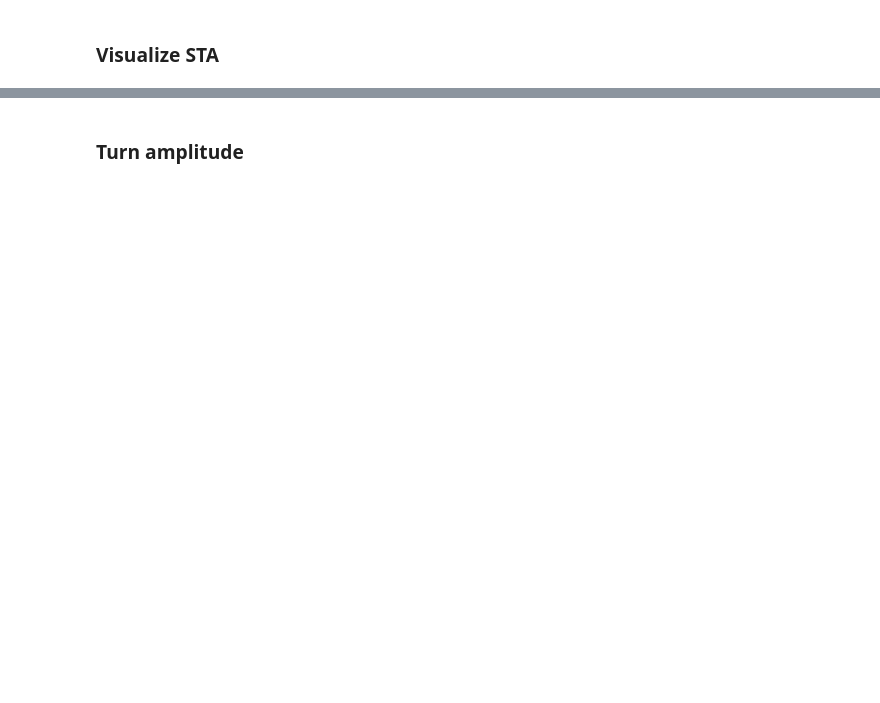
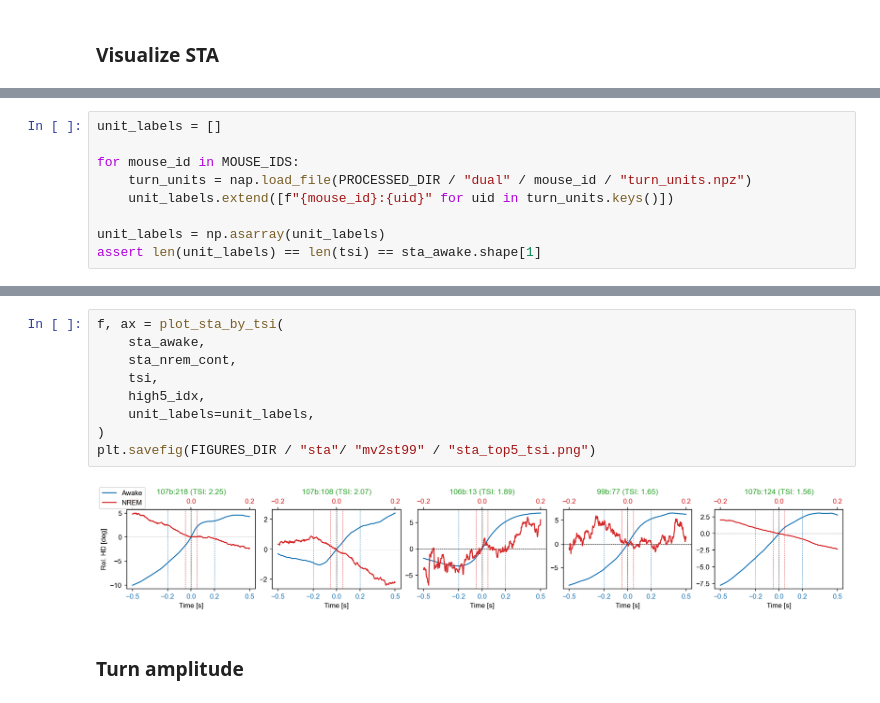
Before and after one commit to Senzai-Lab/nrem_analysis, a Jupyter notebook: notebooks/dual_recordings/sta.ipynb, the cells around one changed output, grey strips where cells are left out. Cells and saved outputs as stored; diff of their text form; blank space fills up the shorter version.

```diff
--- a/notebooks/dual_recordings/sta.ipynb
+++ b/notebooks/dual_recordings/sta.ipynb
@@ -180,0 +302,9 @@ axes[0].set_yticks([0, sta_norm.shape[1]-1])
+# %%
+unit_labels = []
+
+for mouse_id in MOUSE_IDS:
+    turn_units = nap.load_file(PROCESSED_DIR / "dual" / mouse_id / "turn_units.npz")
+    unit_labels.extend([f"{mouse_id}:{uid}" for uid in turn_units.keys()])
+
+unit_labels = np.asarray(unit_labels)
+assert len(unit_labels) == len(tsi) == sta_awake.shape[1]
@@ -181,2 +324,13 @@ axes[0].set_yticks([0, sta_norm.shape[1]-1])
+# %%
+f, ax = plot_sta_by_tsi(
+    sta_awake,
+    sta_nrem_cont,
+    tsi,
+    high5_idx,
+    unit_labels=unit_labels,
+)
+plt.savefig(FIGURES_DIR / "sta"/ "mv2st99" / "sta_top5_tsi.png")
+# %% [output]
+[figure, added]
 # %% [markdown]
 ### Turn amplitude
```
Also changed, not shown: parts of 20 cells of this notebook, 5 other files.
